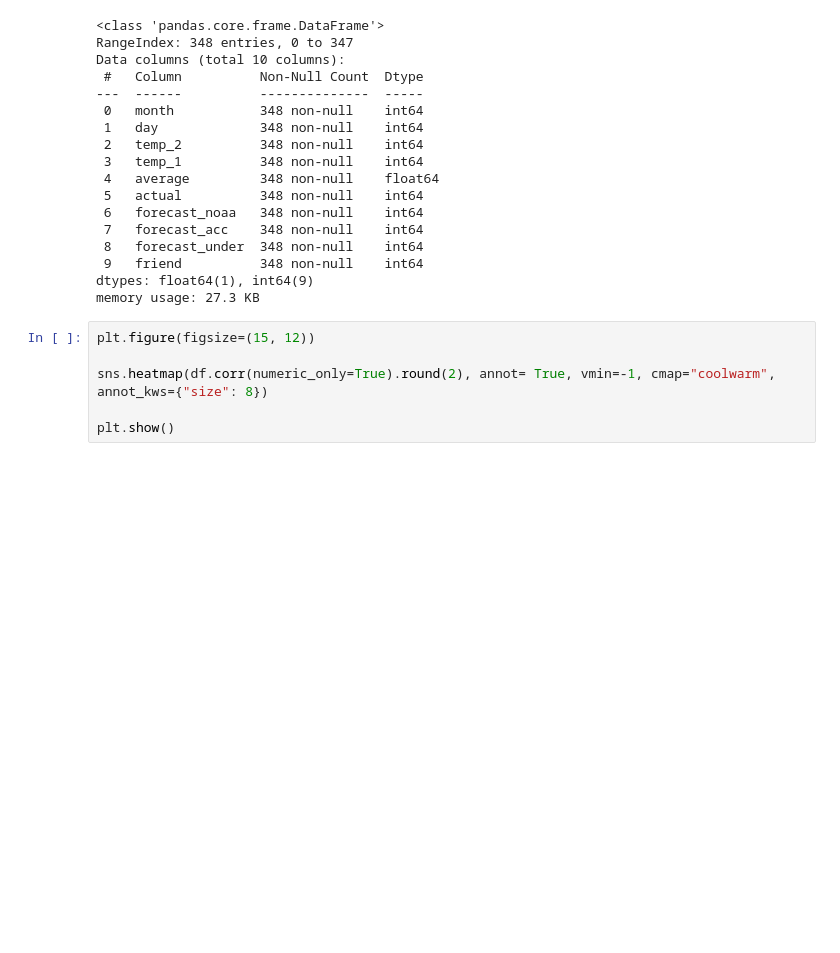
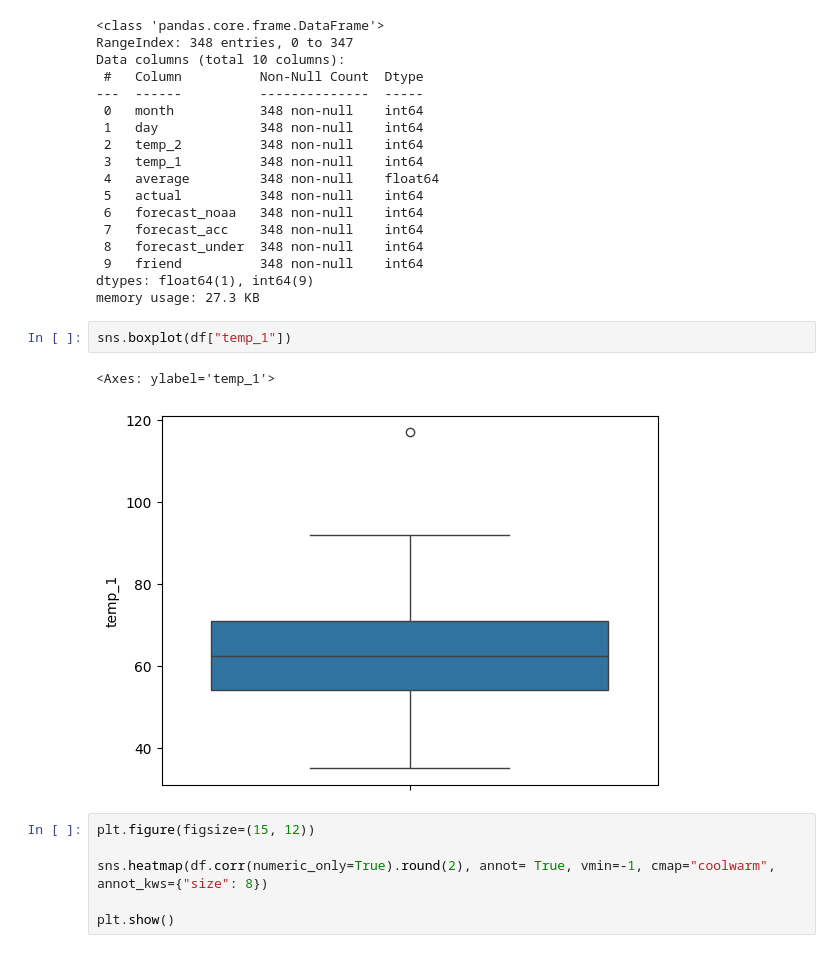
Before and after one commit to Mikelliza16/BootcampDataScienceML, a Jupyter notebook: TEMARIO_MIKEL/3-Machine_Learning/1-Supervisado/3-RegorClass/5-Decision_Trees/ejercicio/DTrees_reg_class_Mikel.ipynb, the cells around one changed output. Saved outputs shown, nothing was run; the diff lists cells and outputs as text; blank space fills up the shorter version.

```diff
--- a/TEMARIO_MIKEL/3-Machine_Learning/1-Supervisado/3-RegorClass/5-Decision_Trees/ejercicio/DTrees_reg_class_Mikel.ipynb
+++ b/TEMARIO_MIKEL/3-Machine_Learning/1-Supervisado/3-RegorClass/5-Decision_Trees/ejercicio/DTrees_reg_class_Mikel.ipynb
@@ -70,6 +70,11 @@ Data columns (total 10 columns):
  9   friend          348 non-null    int64
 dtypes: float64(1), int64(9)
 memory usage: 27.3 KB
+# %%
+sns.boxplot(df["temp_1"])
+# %% [output]
+<Axes: ylabel='temp_1'>
+[figure, added]
 # %%
 plt.figure(figsize=(15, 12))
 
```
Also changed, not shown: parts of 7 cells of this notebook, 3 other files.
